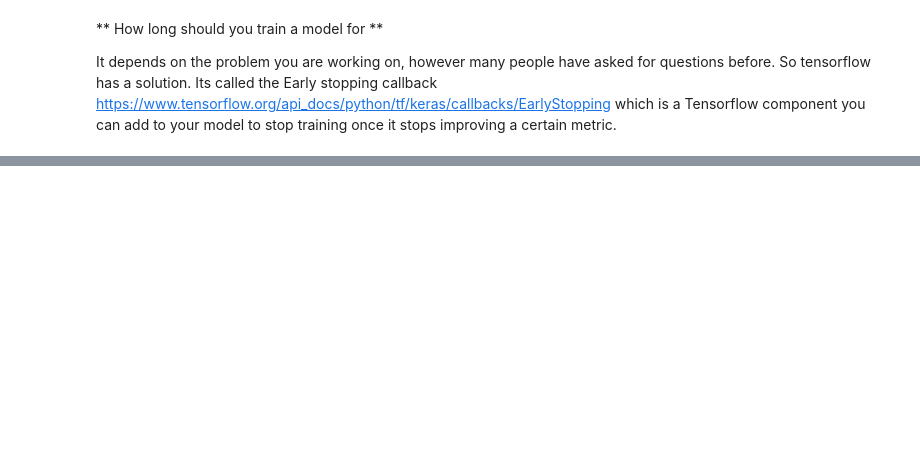
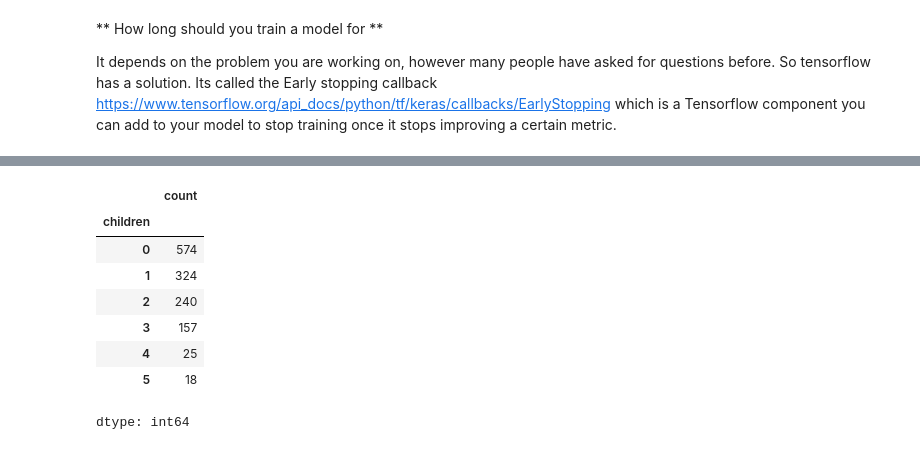
Before and after one commit to murali-marimekala/tensorflow_deeplearning_bootcamp, a Jupyter notebook: 3_Neural_Network_Regressions_with_Tensorflow/Neural_Network_Regression_with_Tensorflow_part2.ipynb, the cells around one changed output, grey strips where cells are left out. Cells and saved outputs as stored; diff of their text form; code cells hidden in the pictures; blank space fills up the shorter version.

```diff
--- a/3_Neural_Network_Regressions_with_Tensorflow/Neural_Network_Regression_with_Tensorflow_part2.ipynb
+++ b/3_Neural_Network_Regressions_with_Tensorflow/Neural_Network_Regression_with_Tensorflow_part2.ipynb
@@ -287,0 +322,12 @@ It depends on the problem you are working on, however many people have asked for
+# %%
+X["children"].value_counts()
+# %% [output]
+|  | count |
+| children |  |
+| 0 | 574 |
+| 1 | 324 |
+| 2 | 240 |
+| 3 | 157 |
+| 4 | 25 |
+| 5 | 18 |
+dtype: int64
```
Also changed, not shown: parts of 14 cells of this notebook.
